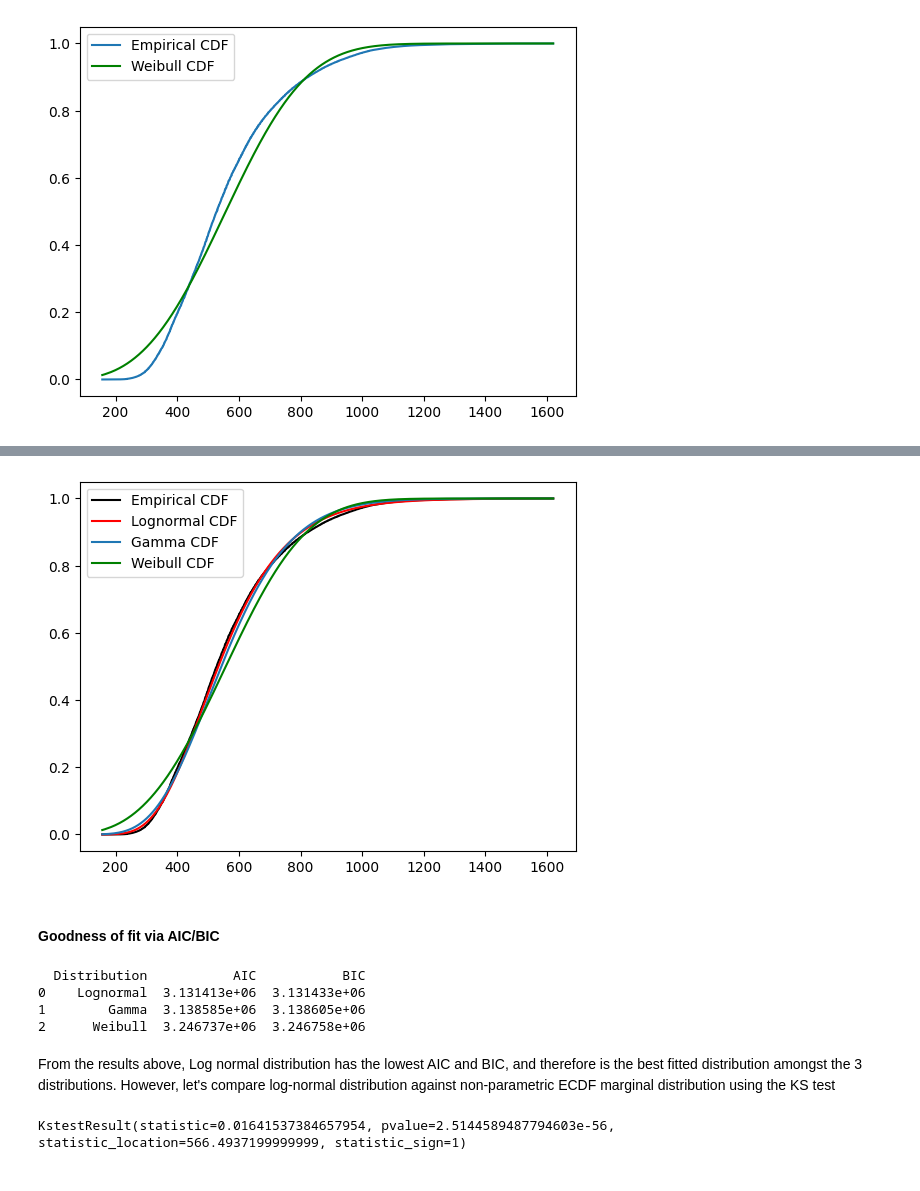
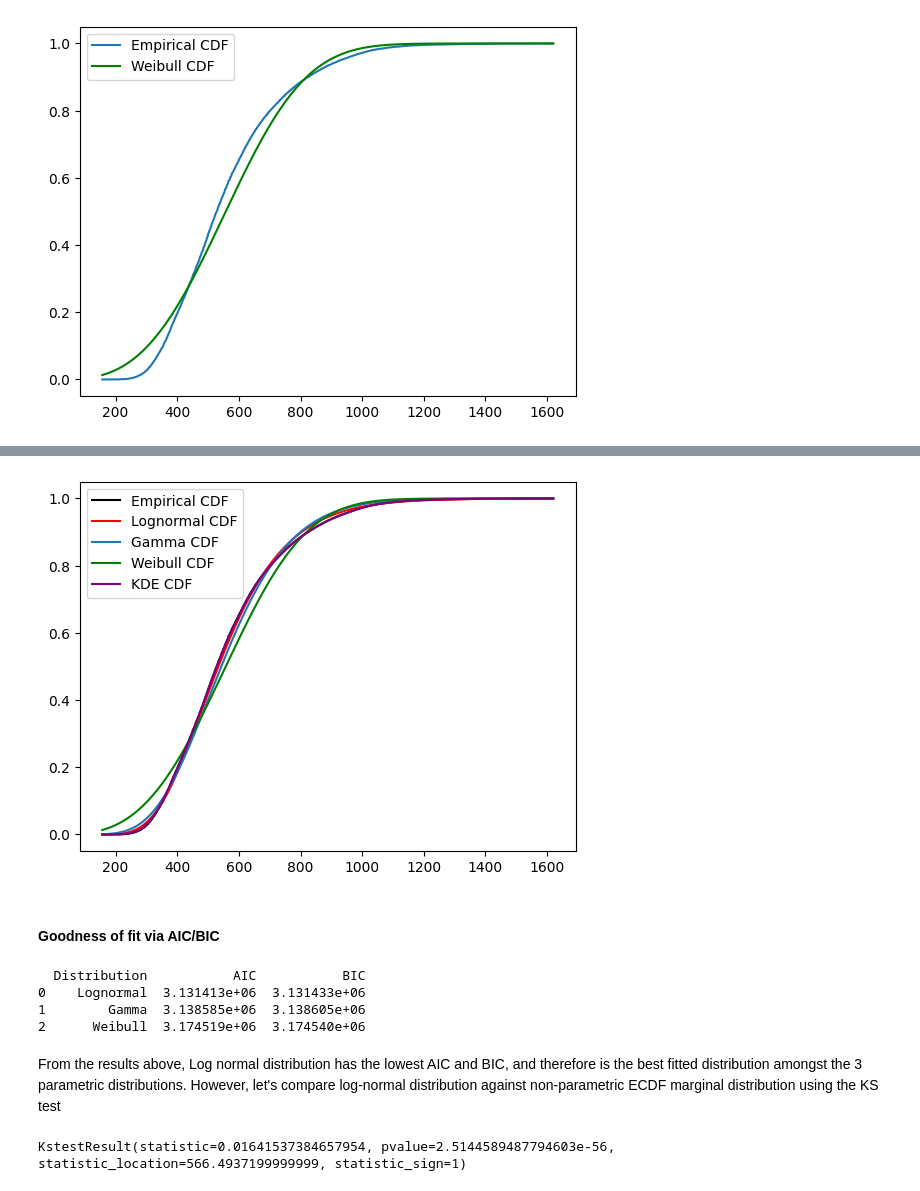
Before and after one commit to luna-ortus-cor/EC4305-Project, a Jupyter notebook: copula/marginal.ipynb, the cells around one changed output, grey strips where cells are left out. Saved outputs shown, nothing was run; the diff lists cells and outputs as text; code cells hidden in the pictures.

Commit message:
add kernel density

```diff
--- a/copula/marginal.ipynb
+++ b/copula/marginal.ipynb
@@ -105,7 +92,7 @@ plt.show()
 from scipy.stats import lognorm
 log_shape, log_loc, log_scale = lognorm.fit(price, floc=0)
 
-x = np.sort(price)
+x = np.linspace(min(price), max(price), 1500)
 plt.plot(x, ECDF(price)(x), label="Empirical CDF")
 plt.plot(x, lognorm.cdf(x, log_shape, loc=log_loc, scale=log_scale), label="Lognormal CDF", color='red')
 plt.legend()
@@ -145,0 +135,15 @@ plt.legend()
+# %%
+# estimate using kernel density estimation
+from scipy.stats import gaussian_kde
+from scipy.integrate import cumtrapz
+
+kde_price = gaussian_kde(price)
+pdf_kde_price = kde_price(x)
+
+cdf_kde_price = cumtrapz(pdf_kde_price, x, initial=0)
+cdf_kde_price /= cdf_kde_price[-1]
+
+
+plt.plot(x, ECDF(price)(x), label="Empirical CDF", color='black')
+plt.plot(x, cdf_kde_price, label="KDE CDF", color='purple')
+plt.legend()
@@ -146,13 +153,14 @@ plt.legend()
 # %%
 # All plots together
 plt.plot(x, ECDF(price)(x), label="Empirical CDF", color='black')
 plt.plot(x, lognorm.cdf(x, log_shape, loc=log_loc, scale=log_scale), label="Lognormal CDF", color='red')
 plt.plot(x, gamma.cdf(x, g_shape, loc=g_loc, scale=g_scale), label="Gamma CDF")
 plt.plot(x, weibull_min.cdf(x, w_c, loc=w_loc, scale=w_scale), label="Weibull CDF", color="green")
+plt.plot(x, cdf_kde_price, label="KDE CDF", color='purple')
 plt.legend()
 plt.show()
 # %% [output]
-[figure, old version]
+[figure, new version]
 # %% [markdown]
 #### Goodness of fit via AIC/BIC
 # %%
@@ -175,7 +183,7 @@ aic_gamma = AIC(loglik_gamma, k=2)
 bic_gamma = BIC(len(price), loglik_gamma, k=2)
 
 # weibull
-loglik_weibull = np.sum(weibull_min.logpdf(price, c, loc=loc, scale=scale))
+loglik_weibull = np.sum(weibull_min.logpdf(price, w_c, loc=w_loc, scale=w_scale))
 aic_weibull = AIC(loglik_weibull, k=2)
 bic_weibull = BIC(len(price), loglik_weibull, k=2)
 
@@ -185,14 +193,14 @@ ic_results = pd.DataFrame({
     'BIC': [bic_lognorm, bic_gamma, bic_weibull]
 })
 
-print(ic_results)
+print(ic_results.sort_values(by='AIC'))
 # %% [output]
   Distribution           AIC           BIC
 0    Lognormal  3.131413e+06  3.131433e+06
 1        Gamma  3.138585e+06  3.138605e+06
-2      Weibull  3.246737e+06  3.246758e+06
+2      Weibull  3.174519e+06  3.174540e+06
 # %% [markdown]
-From the results above, Log normal distribution has the lowest AIC and BIC, and therefore is the best fitted distribution amongst the 3 distributions. However, let's compare log-normal distribution against non-parametric ECDF marginal distribution using the KS test
+From the results above, Log normal distribution has the lowest AIC and BIC, and therefore is the best fitted distribution amongst the 3 parametric distributions. However, let's compare log-normal distribution against non-parametric ECDF marginal distribution using the KS test
 # %%
 from scipy.stats import kstest
 
```
Also changed, not shown: parts of 8 cells of this notebook.
